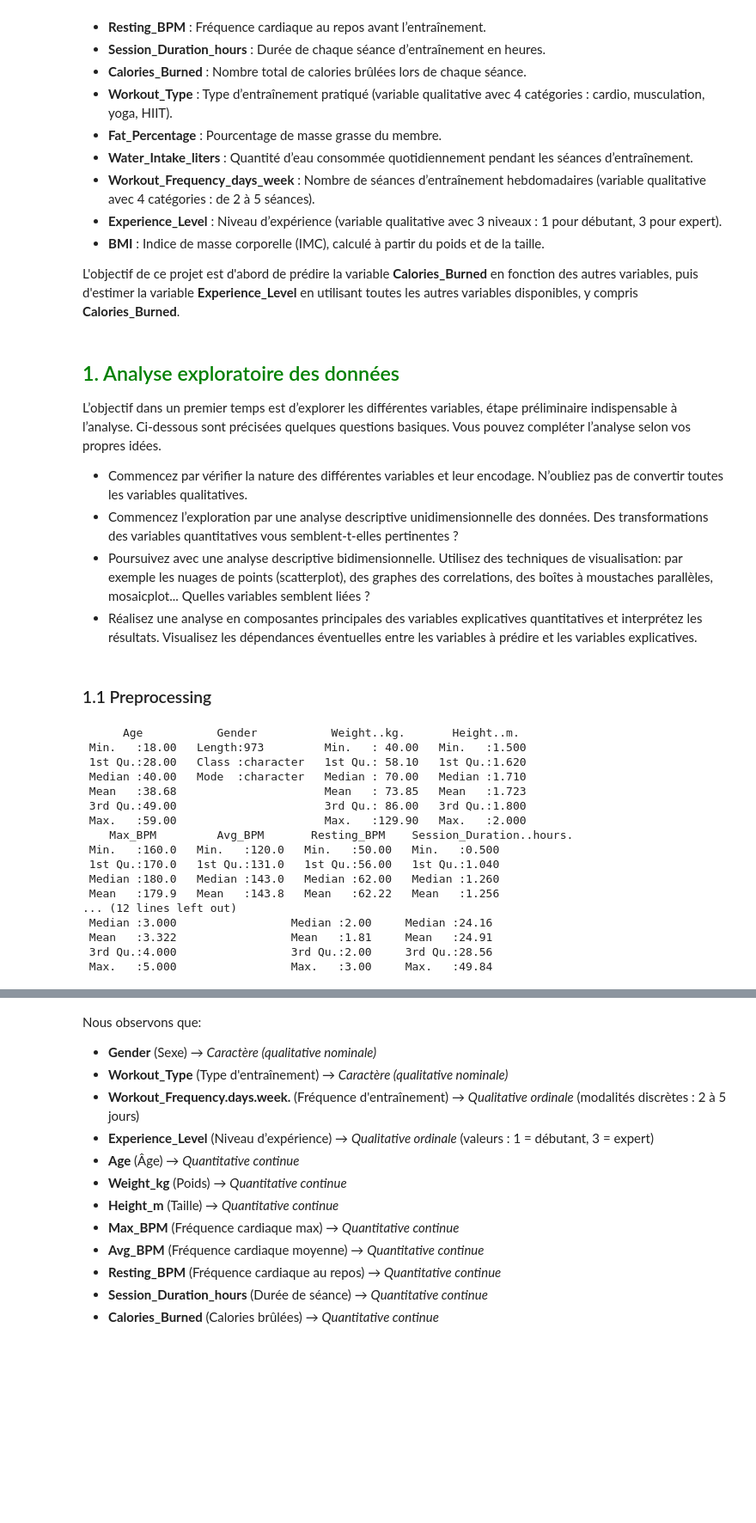
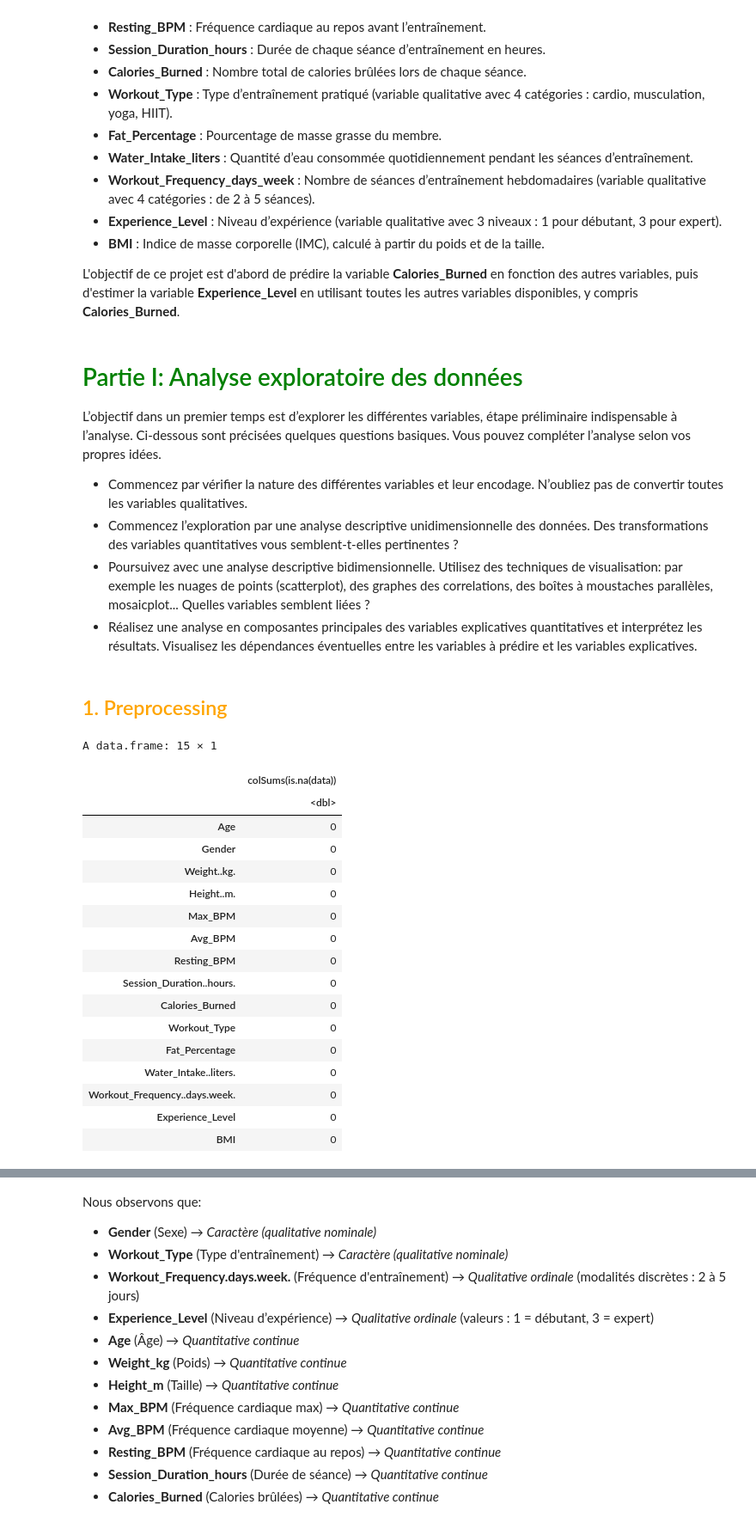
Before and after one commit to Anhquannnnnn/Machine-Learning, a Jupyter notebook: R.ipynb, the cells around one changed output, grey strips where cells are left out. Shown at 86% size. Cells and saved outputs as stored; diff of their text form; code cells hidden in the pictures; blank space fills up the shorter version.

```diff
--- a/R.ipynb
+++ b/R.ipynb
@@ -54,7 +53,7 @@ library(RColorBrewer)
 library(MASS)
 library(e1071)
 # %% [markdown]
-## <FONT COLOR="Green">1. Analyse exploratoire des données</font>
+# <FONT COLOR="Green">Partie I: Analyse exploratoire des données</font>
 L’objectif dans un premier temps est d’explorer les différentes variables, étape préliminaire indispensable à
 l’analyse. Ci-dessous sont précisées quelques questions basiques. Vous pouvez compléter l’analyse selon vos
 propres idées.
@@ -68,25 +67,27 @@ mosaicplot... Quelles variables semblent liées ?
 * Réalisez une analyse en composantes principales des variables explicatives quantitatives et interprétez les
 résultats. Visualisez les dépendances éventuelles entre les variables à prédire et les variables explicatives.
 # %% [markdown]
-### 1.1 Preprocessing
+## <FONT COLOR="Orange">1. Preprocessing</font>
 # %%
 data = read.csv("gym_members_exercise_tracking.csv")
-summary(data)
-# %% [output]
-      Age           Gender           Weight..kg.       Height..m.
- Min.   :18.00   Length:973         Min.   : 40.00   Min.   :1.500
- 1st Qu.:28.00   Class :character   1st Qu.: 58.10   1st Qu.:1.620
- Median :40.00   Mode  :character   Median : 70.00   Median :1.710
- Mean   :38.68                      Mean   : 73.85   Mean   :1.723
- 3rd Qu.:49.00                      3rd Qu.: 86.00   3rd Qu.:1.800
- Max.   :59.00                      Max.   :129.90   Max.   :2.000
-    Max_BPM         Avg_BPM       Resting_BPM    Session_Duration..hours.
- Min.   :160.0   Min.   :120.0   Min.   :50.00   Min.   :0.500
- 1st Qu.:170.0   1st Qu.:131.0   1st Qu.:56.00   1st Qu.:1.040
- Median :180.0   Median :143.0   Median :62.00   Median :1.260
- Mean   :179.9   Mean   :143.8   Mean   :62.22   Mean   :1.256
-... (12 lines left out)
- Median :3.000                 Median :2.00     Median :24.16
- Mean   :3.322                 Mean   :1.81     Mean   :24.91
- 3rd Qu.:4.000                 3rd Qu.:2.00     3rd Qu.:28.56
- Max.   :5.000                 Max.   :3.00     Max.   :49.84
+# %%
+as.data.frame(colSums(is.na(data)))
+# %% [output]
+A data.frame: 15 × 1
+|  | colSums(is.na(data)) |
+|  | <dbl> |
+| Age | 0 |
+| Gender | 0 |
+| Weight..kg. | 0 |
+| Height..m. | 0 |
+| Max_BPM | 0 |
+| Avg_BPM | 0 |
+| Resting_BPM | 0 |
+| Session_Duration..hours. | 0 |
+| Calories_Burned | 0 |
+| Workout_Type | 0 |
+| Fat_Percentage | 0 |
+| Water_Intake..liters. | 0 |
+| Workout_Frequency..days.week. | 0 |
+| Experience_Level | 0 |
+| BMI | 0 |
```
Also changed, not shown: parts of 49 cells of this notebook.
